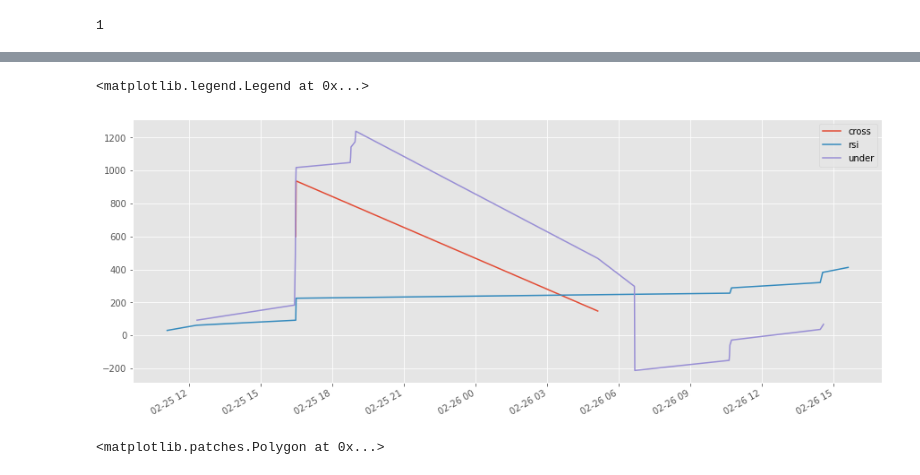
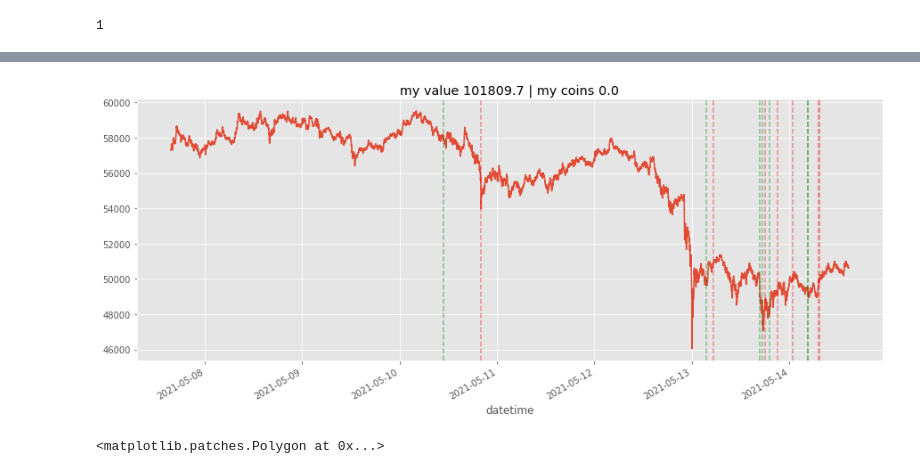
Before and after one commit to charubaiel/MarketCrackers, a Jupyter notebook: kpis/testbot.ipynb, the cells around one changed output, grey strips where cells are left out. Saved outputs shown, nothing was run; the diff lists cells and outputs as text; code cells hidden in the pictures.

```diff
--- a/kpis/testbot.ipynb
+++ b/kpis/testbot.ipynb
@@ -306,12 +336,10 @@ pd.Series(under_bot.cash_flow).plot()
-# %%
-# График профита
-pd.Series(cross_bot.ttl_profit).cumsum().plot()
-pd.Series(rsi_bot.ttl_profit).cumsum().plot()
-pd.Series(under_bot.ttl_profit).cumsum().plot()
-plt.legend(['cross','rsi','under'])
-# %% [output]
-<matplotlib.legend.Legend at 0x...>
-[figure, removed]
+# %%
+# Визуальный ряд с инфой где мы закупались и где продавали
+df['price'].loc['2021'].iloc[idxx:idxx+i].plot(title=f'my value {div_bot.deposit:.1f} | my coins {np.sum(list(div_bot.coin_pool.values()))}')
+[plt.axvline(dt,linestyle='--',color='g',alpha=.4) for dt in div_bot.deals_dict['buy']];
+[plt.axvline(dt,linestyle='--',color='r',alpha=.4) for dt in div_bot.deals_dict['sell']];
+# %% [output]
+[figure, added]
 # %%
 df['h'] = (df.index + pd.Timedelta(8,unit='H')).hour
 # %%
```
Also changed, not shown: parts of 11 cells of this notebook, 1 other file.
